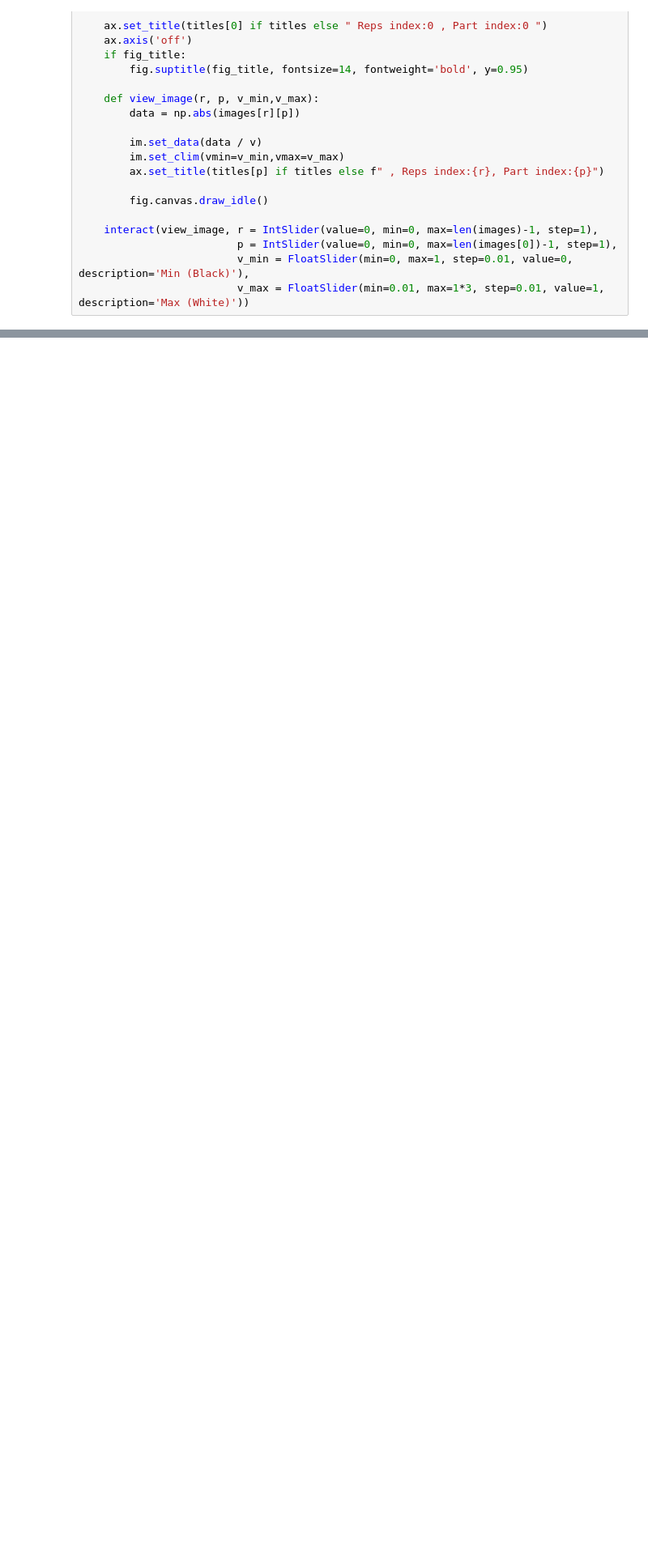
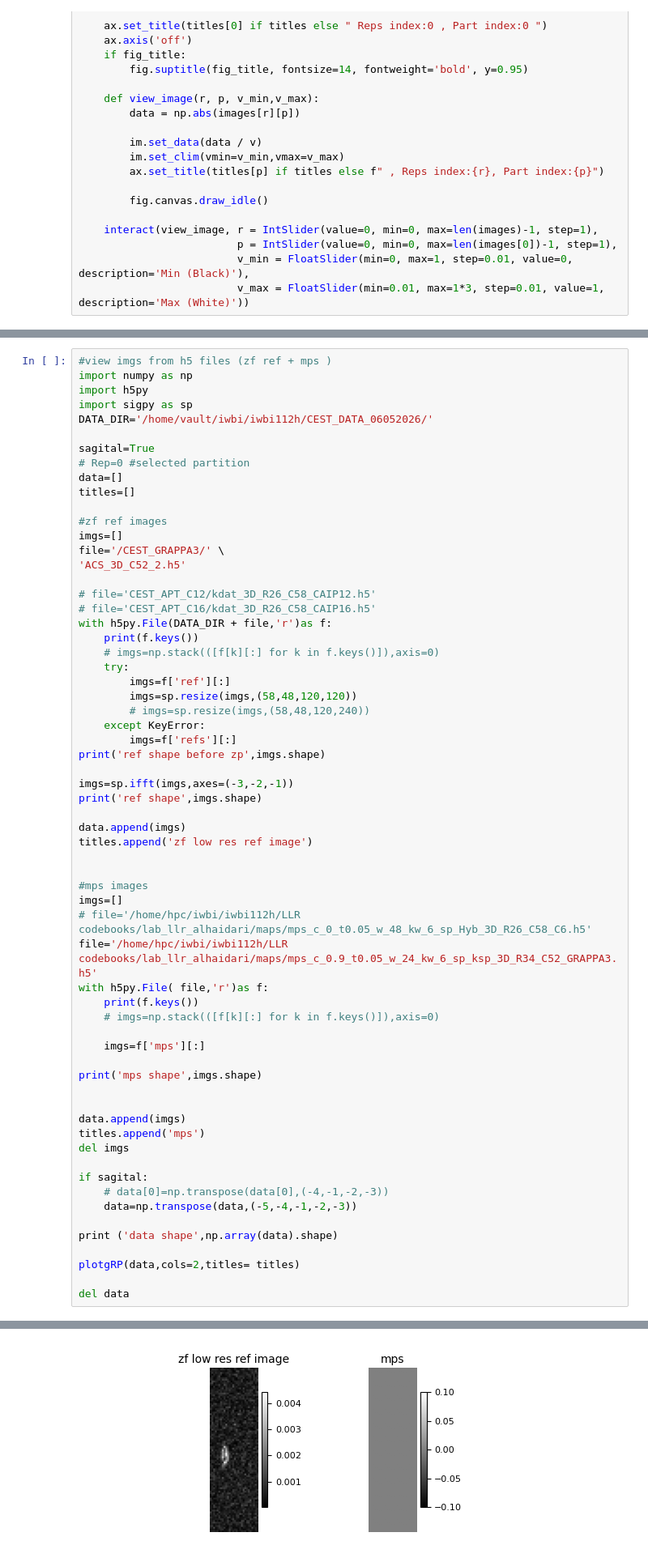
Before and after one commit to AlhaidariAziz/CEST-MRI-Recon-Pipeline, a Jupyter notebook: scripts/view.ipynb, the cells around one changed output, grey strips where cells are left out. Shown at 81% size. Drawn from its saved outputs; the diff is of its cells as text; blank space fills up the shorter version.

```diff
--- a/scripts/view.ipynb
+++ b/scripts/view.ipynb
@@ -566,0 +1427,64 @@ interactive(children=(IntSlider(value=0, description='r', max=33), IntSlider(val
+# %%
+#view imgs from h5 files (zf ref + mps )
+import numpy as np
+import h5py
+import sigpy as sp
+DATA_DIR='/home/vault/iwbi/iwbi112h/CEST_DATA_06052026/'
+
+sagital=True
+# Rep=0 #selected partition
+data=[]
+titles=[]
+
+#zf ref images
+imgs=[]
+file='/CEST_GRAPPA3/' \
+'ACS_3D_C52_2.h5'
+
+# file='CEST_APT_C12/kdat_3D_R26_C58_CAIP12.h5'
+# file='CEST_APT_C16/kdat_3D_R26_C58_CAIP16.h5'
+with h5py.File(DATA_DIR + file,'r')as f:
+    print(f.keys())
+    # imgs=np.stack(([f[k][:] for k in f.keys()]),axis=0)
+    try:
+        imgs=f['ref'][:]
+        imgs=sp.resize(imgs,(58,48,120,120))
+        # imgs=sp.resize(imgs,(58,48,120,240))
+    except KeyError:
+        imgs=f['refs'][:]
+print('ref shape before zp',imgs.shape)
+
+imgs=sp.ifft(imgs,axes=(-3,-2,-1))
+print('ref shape',imgs.shape)
+
+data.append(imgs)
+titles.append('zf low res ref image')
+
+
+#mps images
+imgs=[]
+# file='/home/hpc/iwbi/iwbi112h/LLR codebooks/lab_llr_alhaidari/maps/mps_c_0_t0.05_w_48_kw_6_sp_Hyb_3D_R26_C58_C6.h5'
+file='/home/hpc/iwbi/iwbi112h/LLR codebooks/lab_llr_alhaidari/maps/mps_c_0.9_t0.05_w_24_kw_6_sp_ksp_3D_R34_C52_GRAPPA3.h5'
+with h5py.File( file,'r')as f:
+    print(f.keys())
+    # imgs=np.stack(([f[k][:] for k in f.keys()]),axis=0)
+
+    imgs=f['mps'][:]
+
+print('mps shape',imgs.shape)
+
+
+data.append(imgs)
+titles.append('mps')
+del imgs
+
+if sagital:
+    # data[0]=np.transpose(data[0],(-4,-1,-2,-3))
+    data=np.transpose(data,(-5,-4,-1,-2,-3))
+
+print ('data shape',np.array(data).shape)
+
+plotgRP(data,cols=2,titles= titles)
+
+del data
+# %% [output]
@@ -566,0 +1497 @@ interactive(children=(IntSlider(value=0, description='r', max=33), IntSlider(val
+[figure, added]
```
Also changed, not shown: parts of 15 cells of this notebook, 9 other files.
